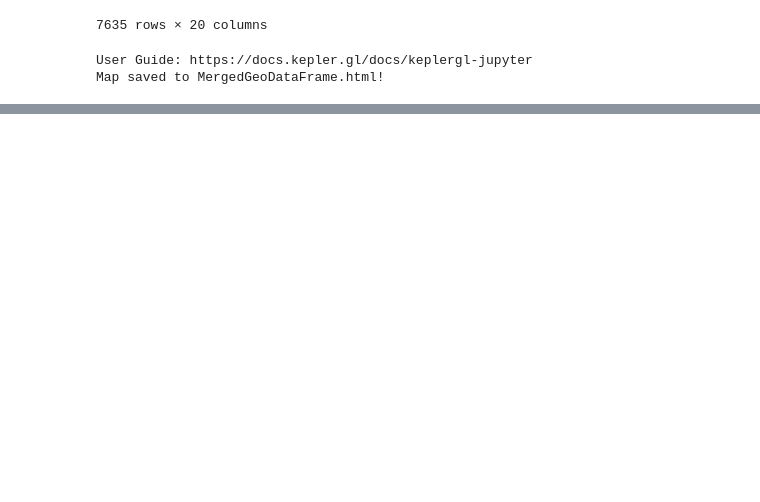
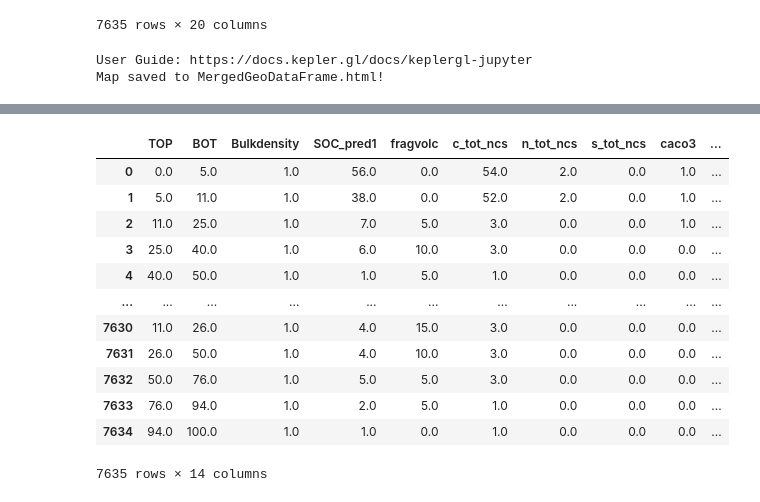
Before and after one commit to eisenerz108/aman-gis-cquest-challenge, a Jupyter notebook: 4_Merging_Data.ipynb, the cells around one changed output, grey strips where cells are left out. Saved outputs shown, nothing was run; the diff lists cells and outputs as text; code cells hidden in the pictures; blank space fills up the shorter version.

```diff
--- a/4_Merging_Data.ipynb
+++ b/4_Merging_Data.ipynb
@@ -84,0 +155,19 @@ Map saved to MergedGeoDataFrame.html!
+# %%
+from sklearn.impute import KNNImputer
+knn_imputer = KNNImputer(n_neighbors=7,missing_values=np.nan)
+features_imputed = pd.DataFrame(np.round(knn_imputer.fit_transform(numeric_columns)),columns = numeric_columns.columns, )
+features_imputed
+# %% [output]
+|  | TOP | BOT | Bulkdensity | SOC_pred1 | fragvolc | c_tot_ncs | n_tot_ncs | s_tot_ncs | caco3 | ... |
+| 0 | 0.0 | 5.0 | 1.0 | 56.0 | 0.0 | 54.0 | 2.0 | 0.0 | 1.0 | ... |
+| 1 | 5.0 | 11.0 | 1.0 | 38.0 | 0.0 | 52.0 | 2.0 | 0.0 | 1.0 | ... |
+| 2 | 11.0 | 25.0 | 1.0 | 7.0 | 5.0 | 3.0 | 0.0 | 0.0 | 1.0 | ... |
+| 3 | 25.0 | 40.0 | 1.0 | 6.0 | 10.0 | 3.0 | 0.0 | 0.0 | 0.0 | ... |
+| 4 | 40.0 | 50.0 | 1.0 | 1.0 | 5.0 | 1.0 | 0.0 | 0.0 | 0.0 | ... |
+| ... | ... | ... | ... | ... | ... | ... | ... | ... | ... | ... |
+| 7630 | 11.0 | 26.0 | 1.0 | 4.0 | 15.0 | 3.0 | 0.0 | 0.0 | 0.0 | ... |
+| 7631 | 26.0 | 50.0 | 1.0 | 4.0 | 10.0 | 3.0 | 0.0 | 0.0 | 0.0 | ... |
+| 7632 | 50.0 | 76.0 | 1.0 | 5.0 | 5.0 | 3.0 | 0.0 | 0.0 | 0.0 | ... |
+| 7633 | 76.0 | 94.0 | 1.0 | 2.0 | 5.0 | 1.0 | 0.0 | 0.0 | 0.0 | ... |
+| 7634 | 94.0 | 100.0 | 1.0 | 1.0 | 0.0 | 1.0 | 0.0 | 0.0 | 0.0 | ... |
+7635 rows × 14 columns
```
Also changed, not shown: parts of 13 cells of this notebook, 1 other file.
